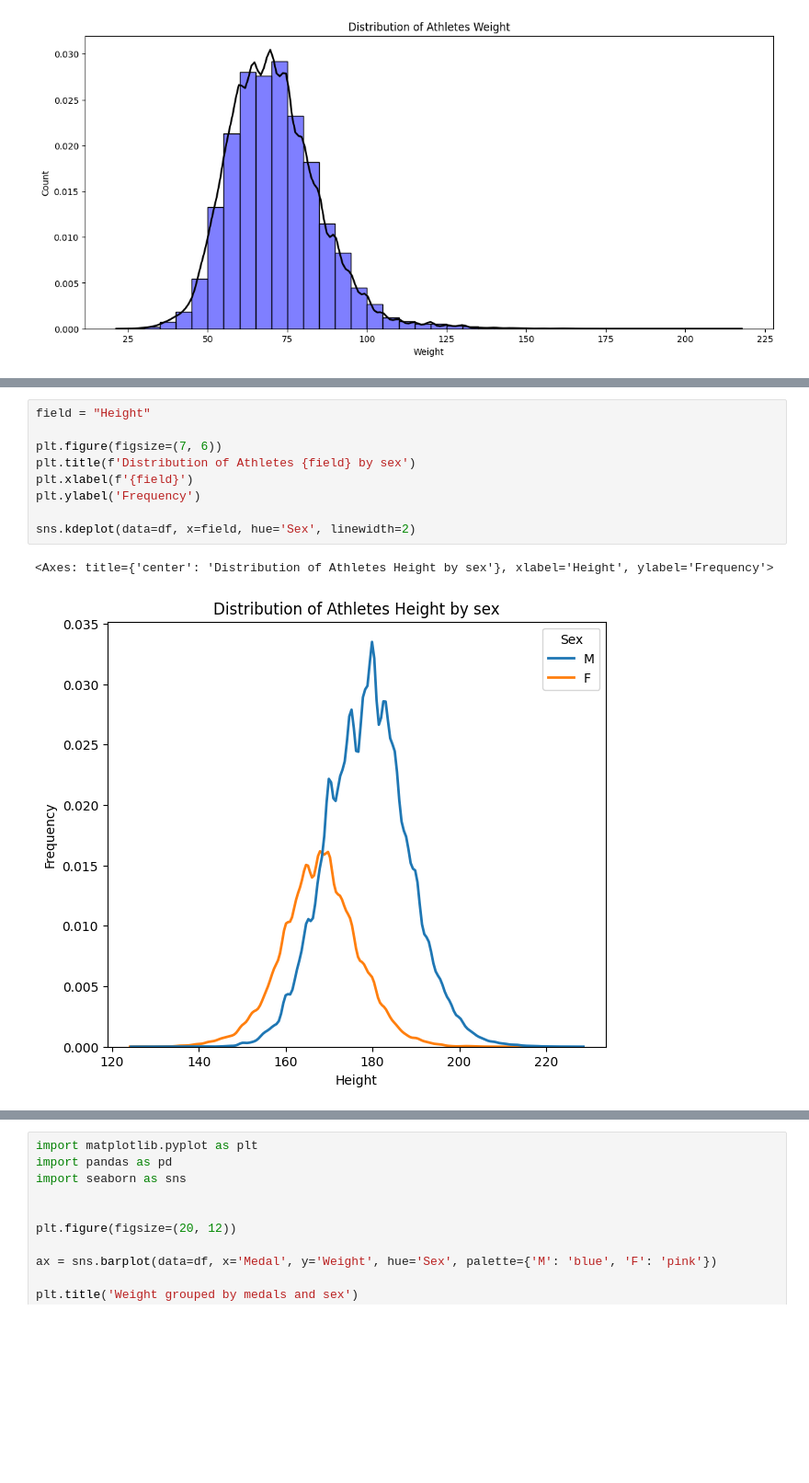
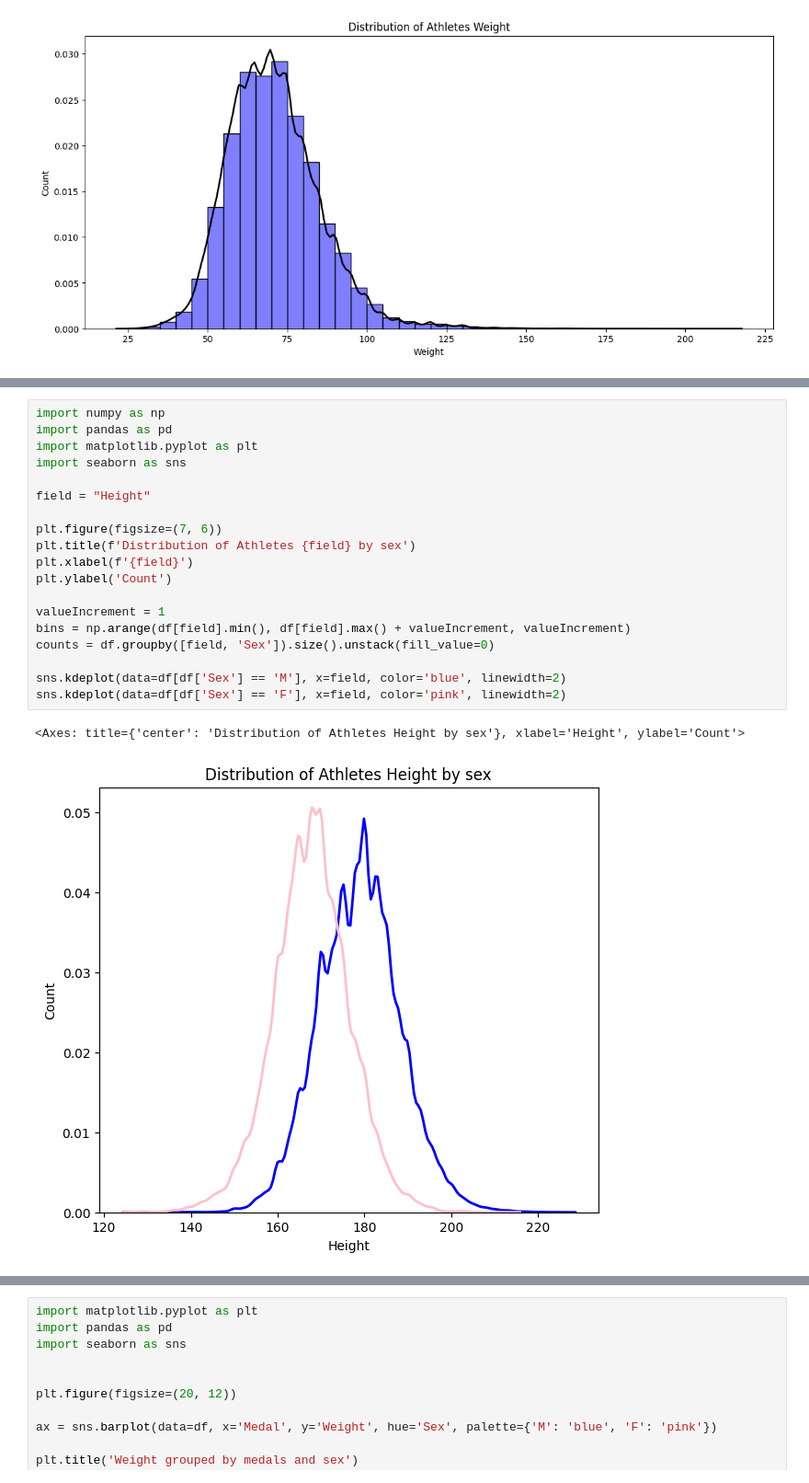
Before and after one commit to llllyyyynnnn/DataVisualisationProject, a Jupyter notebook: assignment/assignment.ipynb, the cells around one changed output, grey strips where cells are left out. Shown at 92% size. Drawn from its saved outputs; the diff is of its cells as text; blank space fills up the shorter version.

```diff
--- a/assignment/assignment.ipynb
+++ b/assignment/assignment.ipynb
@@ -841,17 +839,27 @@ Create a visualization showing the height distribution (counts, frequencies) of
 
 </details>
 # %%
+import numpy as np
+import pandas as pd
+import matplotlib.pyplot as plt
+import seaborn as sns
+
 field = "Height"
 
 plt.figure(figsize=(7, 6))
 plt.title(f'Distribution of Athletes {field} by sex')
 plt.xlabel(f'{field}')
-plt.ylabel('Frequency')
+plt.ylabel('Count')
 
-sns.kdeplot(data=df, x=field, hue='Sex', linewidth=2)
+valueIncrement = 1
+bins = np.arange(df[field].min(), df[field].max() + valueIncrement, valueIncrement)
+counts = df.groupby([field, 'Sex']).size().unstack(fill_value=0)
+
+sns.kdeplot(data=df[df['Sex'] == 'M'], x=field, color='blue', linewidth=2)
+sns.kdeplot(data=df[df['Sex'] == 'F'], x=field, color='pink', linewidth=2)
 # %% [output]
-<Axes: title={'center': 'Distribution of Athletes Height by sex'}, xlabel='Height', ylabel='Frequency'>
+<Axes: title={'center': 'Distribution of Athletes Height by sex'}, xlabel='Height', ylabel='Count'>
-[figure, old version]
+[figure, new version]
 # %% [markdown]
 ---
 ## Task 3.6 Visualize the Height per Type of Medal for Male and Female Athletes
```
Also changed, not shown: parts of 4 cells of this notebook.
